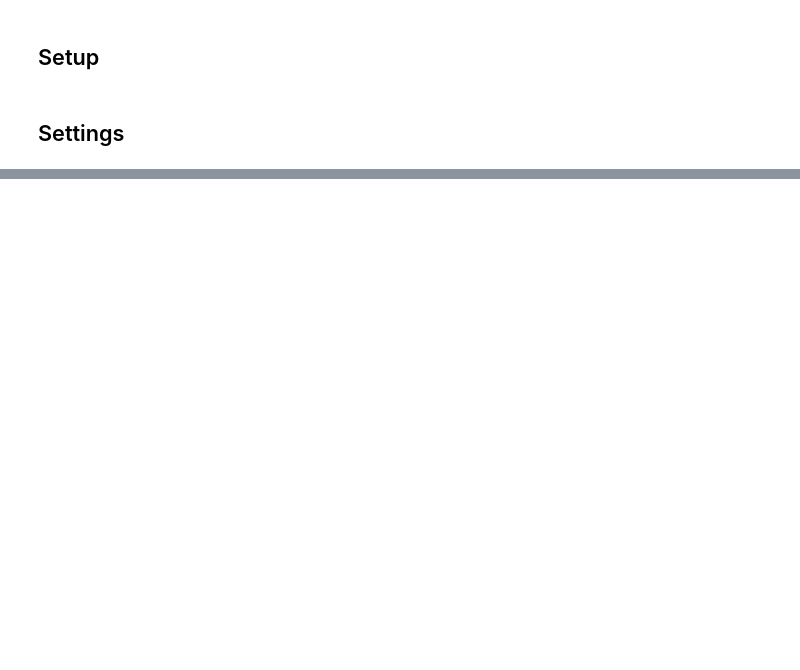
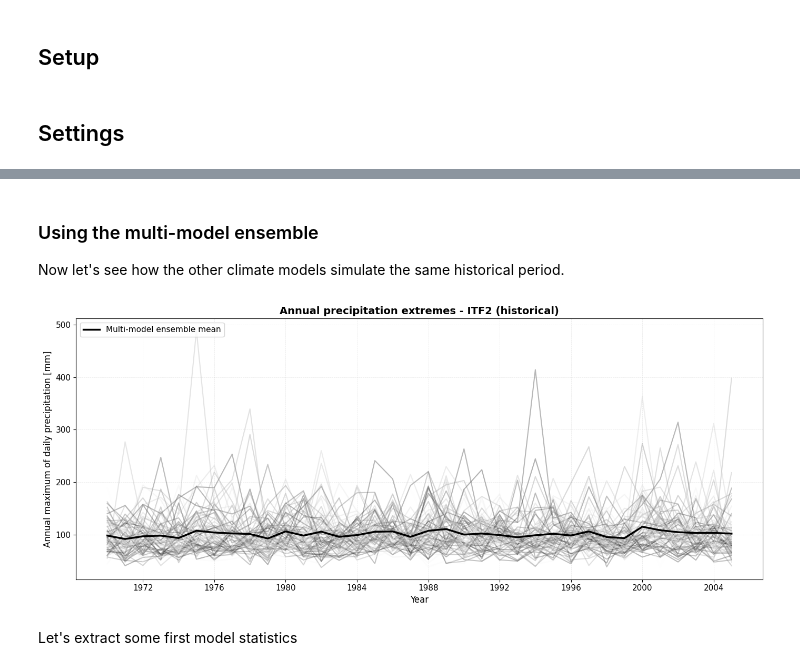
Before and after one commit to ecmwf-training/extreme-precipitation-exposure, a Jupyter notebook: tutorials/changing_hazard.ipynb, the cells around one changed output, grey strips where cells are left out. Cells and saved outputs as stored; diff of their text form; code cells hidden in the pictures; blank space fills up the shorter version.

```diff
--- a/tutorials/changing_hazard.ipynb
+++ b/tutorials/changing_hazard.ipynb
@@ -746,0 +119,27 @@ Further, we have learned about a few key best practices to evaluate climate chan
+# %% [markdown]
+### Using the multi-model ensemble
+
+Now let's see how the other climate models simulate the same historical period.
+# %%
+# plot climate model ensemble from hist_df using thin lines for each member and a thick line for the ensemble mean
+ensemble_mean = hist_df.groupby('year')['rx1day'].mean()
+
+fig, ax = plt.subplots(figsize=(14, 6))
+sns.lineplot(data=hist_df, x='year', y='rx1day', hue='member',
+             palette='gray', alpha=0.3, legend=False, ax=ax)
+sns.lineplot(x=ensemble_mean.index, y=ensemble_mean.values,
+             color='black', linewidth=2.5, label='Multi-model ensemble mean', ax=ax)
+
+ax.set_xlabel('Year', fontsize=12)
+ax.set_ylabel('Annual maximum of daily precipitation [mm]', fontsize=12)
+ax.set_title(f'Annual precipitation extremes - {admin_id} (historical)',
+             fontsize=14, fontweight='bold')
+ax.legend(loc='upper left', fontsize=11, frameon=True)
+ax.grid(True, alpha=0.3, linestyle='--', linewidth=0.5)
+
+plt.tight_layout()
+plt.show()
+# %% [output]
+[figure, added]
+# %% [markdown]
+Let's extract some first model statistics
```
Also changed, not shown: parts of 38 cells of this notebook.
